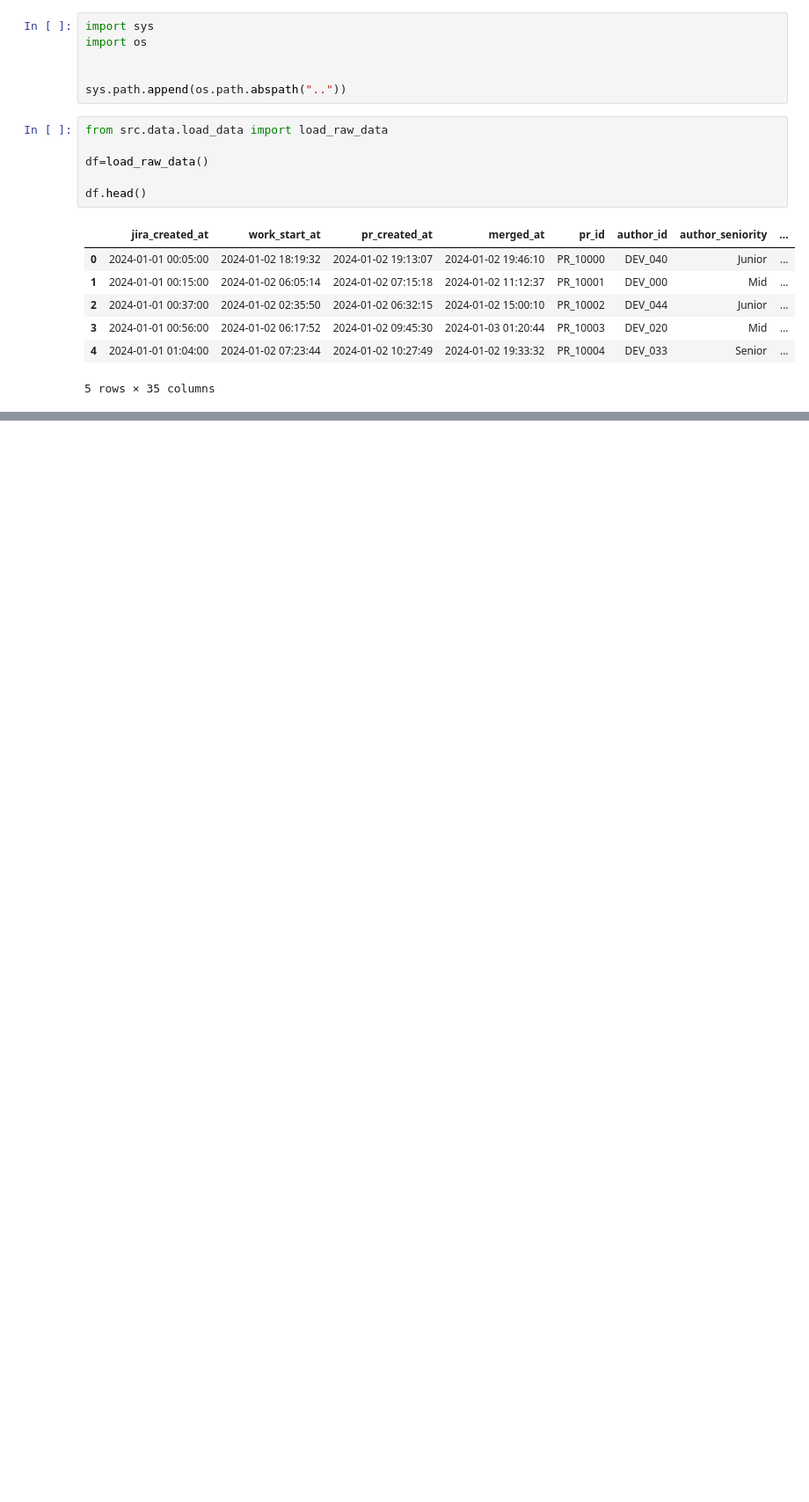
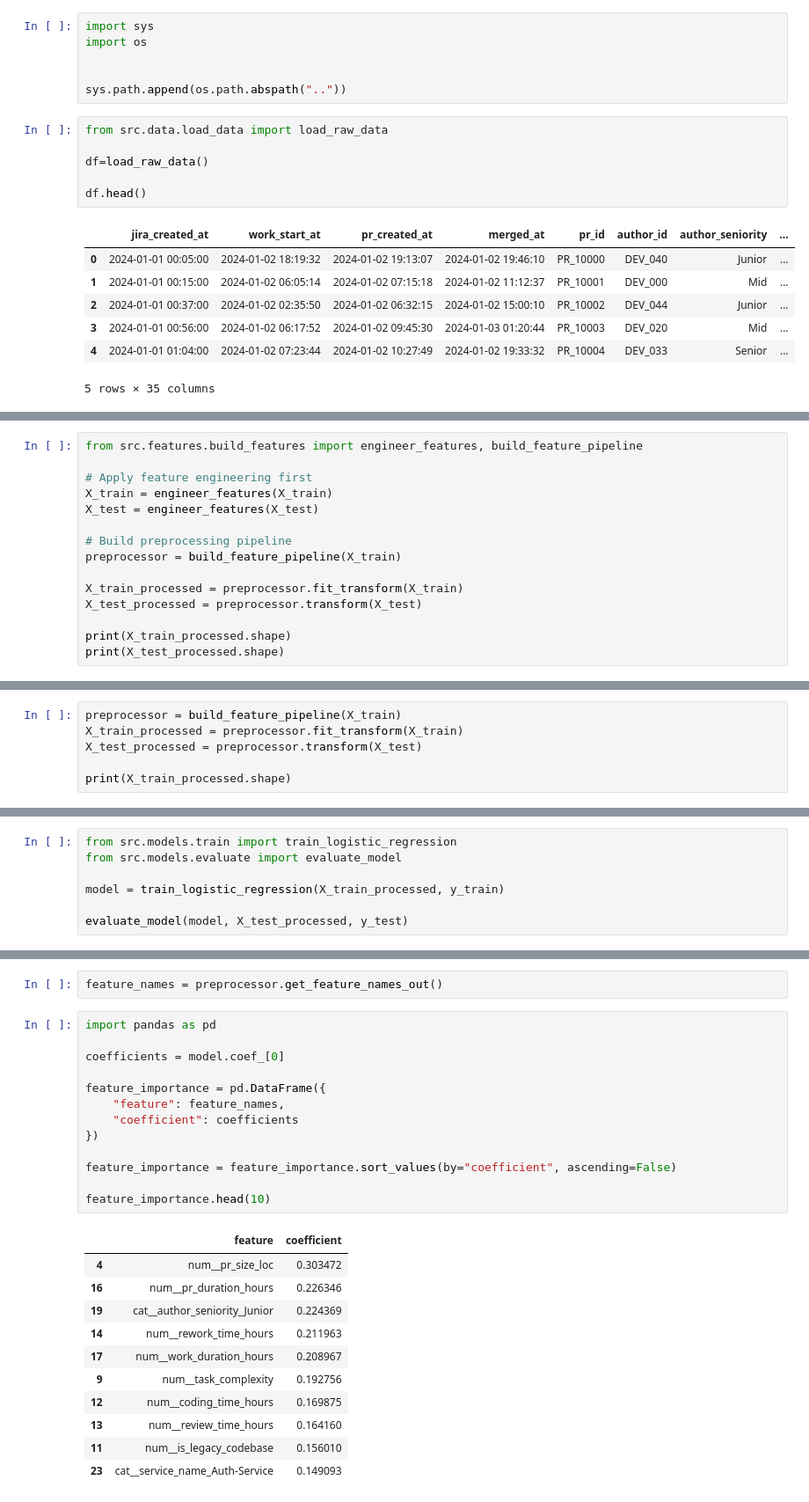
Before and after one commit to jagdishkollur936-blip/ai-assisted-code-risk-prediction, a Jupyter notebook: notebooks/01 eda.ipynb, the cells around one changed output, grey strips where cells are left out. Shown at 88% size. Cells and saved outputs as stored; diff of their text form; blank space fills up the shorter version.

```diff
--- a/notebooks/01 eda.ipynb
+++ b/notebooks/01 eda.ipynb
@@ -20,0 +42,15 @@ df.head()
+# %%
+from src.features.build_features import engineer_features, build_feature_pipeline
+
+# Apply feature engineering first
+X_train = engineer_features(X_train)
+X_test = engineer_features(X_test)
+
+# Build preprocessing pipeline
+preprocessor = build_feature_pipeline(X_train)
+
+X_train_processed = preprocessor.fit_transform(X_train)
+X_test_processed = preprocessor.transform(X_test)
+
+print(X_train_processed.shape)
+print(X_test_processed.shape)
@@ -20,0 +60,6 @@ df.head()
+# %%
+preprocessor = build_feature_pipeline(X_train)
+X_train_processed = preprocessor.fit_transform(X_train)
+X_test_processed = preprocessor.transform(X_test)
+
+print(X_train_processed.shape)
@@ -20,0 +77,7 @@ df.head()
+# %%
+from src.models.train import train_logistic_regression
+from src.models.evaluate import evaluate_model
+
+model = train_logistic_regression(X_train_processed, y_train)
+
+evaluate_model(model, X_test_processed, y_test)
@@ -20,0 +138,27 @@ df.head()
+# %%
+feature_names = preprocessor.get_feature_names_out()
+# %%
+import pandas as pd
+
+coefficients = model.coef_[0]
+
+feature_importance = pd.DataFrame({
+    "feature": feature_names,
+    "coefficient": coefficients
+})
+
+feature_importance = feature_importance.sort_values(by="coefficient", ascending=False)
+
+feature_importance.head(10)
+# %% [output]
+|  | feature | coefficient |
+| 4 | num__pr_size_loc | 0.303472 |
+| 16 | num__pr_duration_hours | 0.226346 |
+| 19 | cat__author_seniority_Junior | 0.224369 |
+| 14 | num__rework_time_hours | 0.211963 |
+| 17 | num__work_duration_hours | 0.208967 |
+| 9 | num__task_complexity | 0.192756 |
+| 12 | num__coding_time_hours | 0.169875 |
+| 13 | num__review_time_hours | 0.164160 |
+| 11 | num__is_legacy_codebase | 0.156010 |
+| 23 | cat__service_name_Auth-Service | 0.149093 |
```
Also changed, not shown: parts of 49 cells of this notebook, 12 other files.
